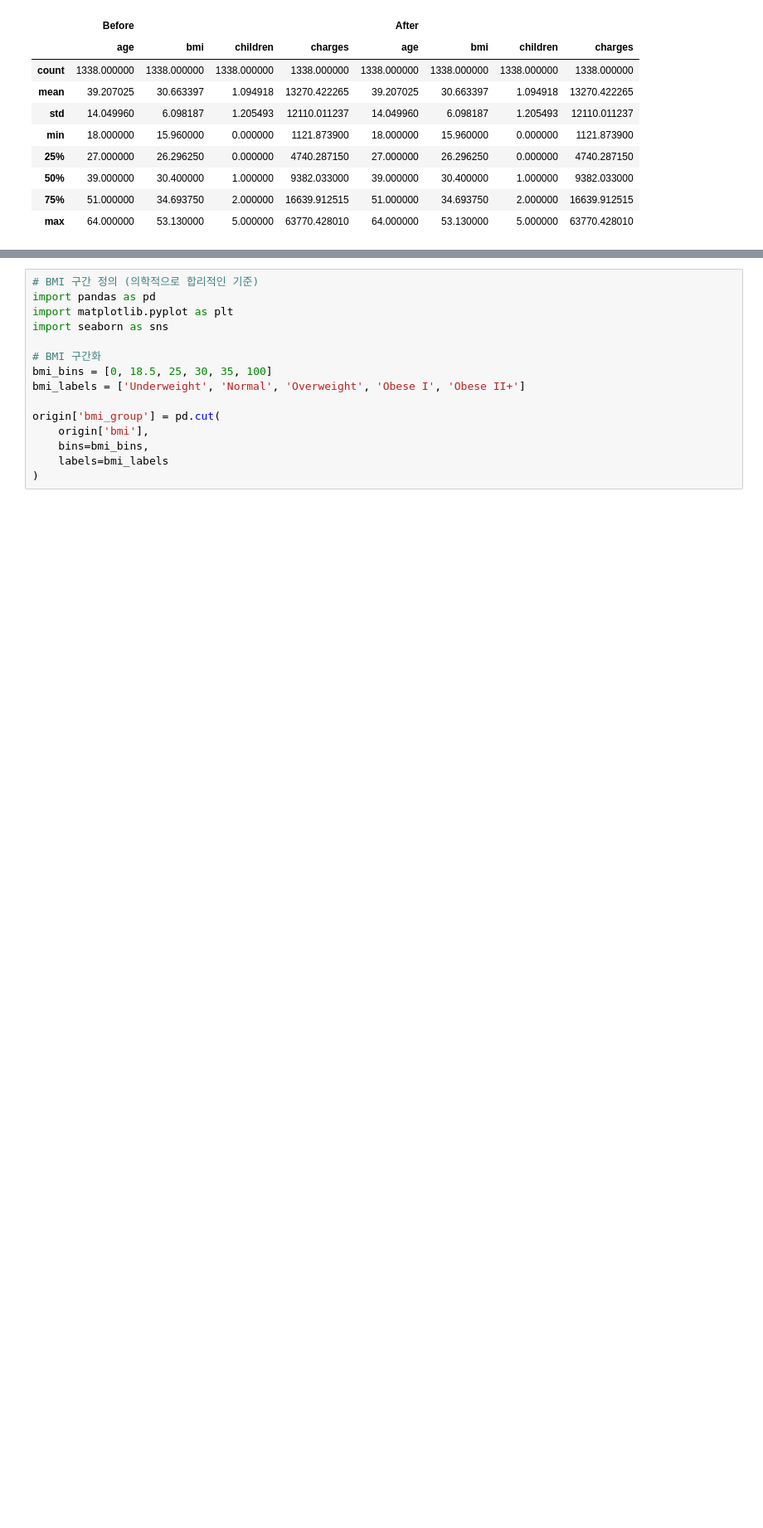
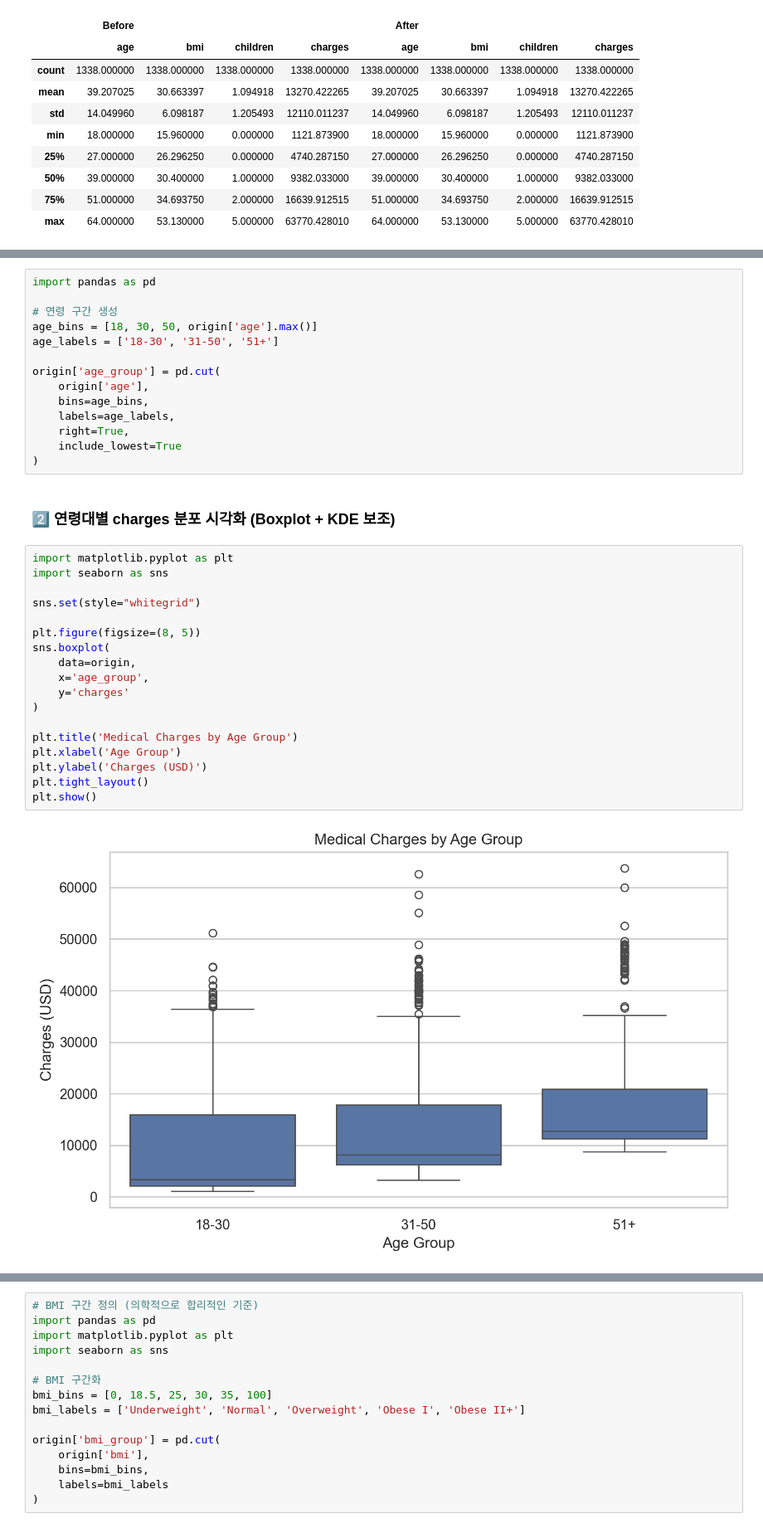
Before and after one commit to GYULLTANGURRI/main, a Jupyter notebook: 12월/데이터분석 캡스톤/데이터분석 캡스톤06/데이터분석 캡스톤06.ipynb, the cells around one changed output, grey strips where cells are left out. Shown at 83% size. Cells and saved outputs as stored; diff of their text form; blank space fills up the shorter version.

```diff
--- a/12월/데이터분석 캡스톤/데이터분석 캡스톤06/데이터분석 캡스톤06.ipynb
+++ b/12월/데이터분석 캡스톤/데이터분석 캡스톤06/데이터분석 캡스톤06.ipynb
@@ -221,0 +308,36 @@ children
+# %%
+import pandas as pd
+
+# 연령 구간 생성
+age_bins = [18, 30, 50, origin['age'].max()]
+age_labels = ['18-30', '31-50', '51+']
+
+origin['age_group'] = pd.cut(
+    origin['age'],
+    bins=age_bins,
+    labels=age_labels,
+    right=True,
+    include_lowest=True
+)
+# %% [markdown]
+### 2️⃣ 연령대별 charges 분포 시각화 (Boxplot + KDE 보조)
+# %%
+import matplotlib.pyplot as plt
+import seaborn as sns
+
+sns.set(style="whitegrid")
+
+plt.figure(figsize=(8, 5))
+sns.boxplot(
+    data=origin,
+    x='age_group',
+    y='charges'
+)
+
+plt.title('Medical Charges by Age Group')
+plt.xlabel('Age Group')
+plt.ylabel('Charges (USD)')
+plt.tight_layout()
+plt.show()
+# %% [output]
+[figure, added]
```
Also changed, not shown: parts of 45 cells of this notebook.
